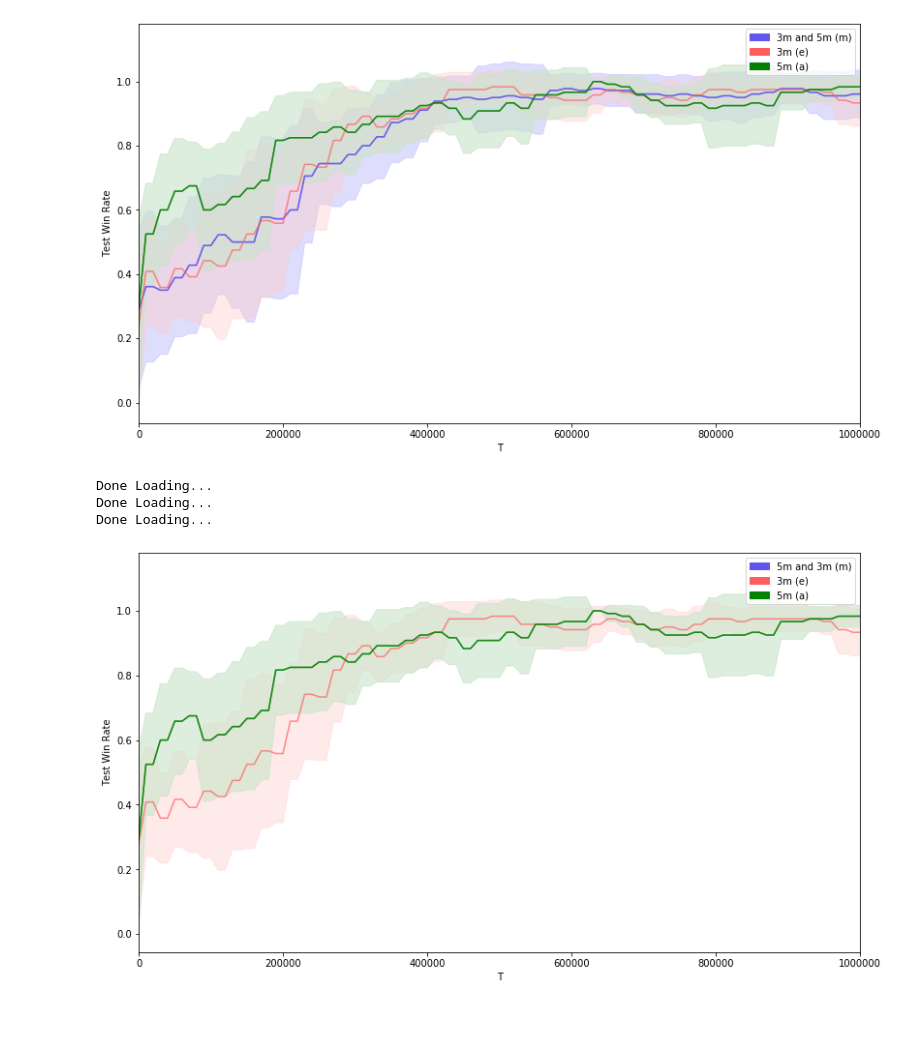
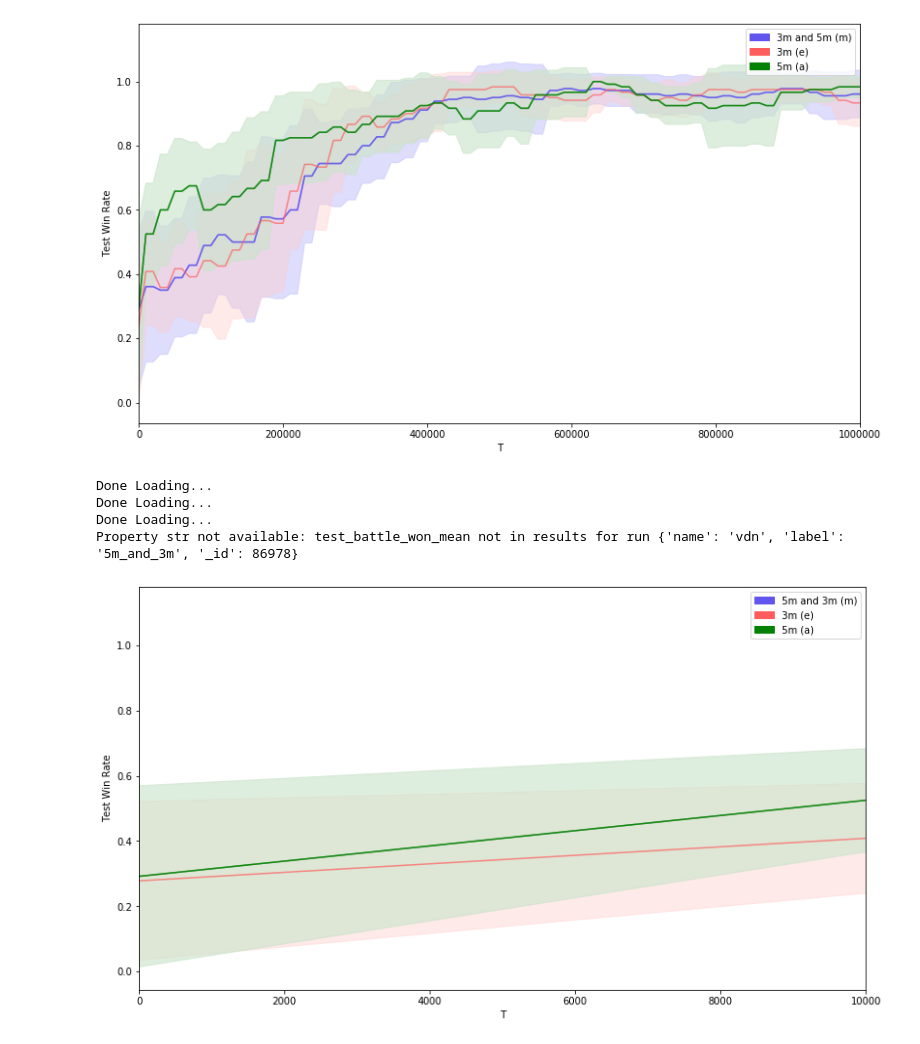
Before and after one commit to nicholasburden/pymarl, a Jupyter notebook: analysis/analysis2.ipynb, the cells around one changed output. Saved outputs shown, nothing was run; the diff lists cells and outputs as text; code cells hidden in the pictures; blank space fills up the shorter version.

```diff
--- a/analysis/analysis2.ipynb
+++ b/analysis/analysis2.ipynb
@@ -470,26 +470,27 @@ Property str not available: test_battle_won_mean not in results for run {'name':
 # %%
 
 
 #Dual training
 data__5m_and_3m = mongo_central.get_name_label_names("", "5m_and_3m")
 data__3m = mongo_central.get_name_label_names("", "conv_ddpg_input_grid_3m_12x12_vdn_short")
 data__5m = mongo_central.get_name_label_names("", "conv_ddpg_input_grid_5m_12x12_vdn_short")
 
 
 bavg1 = bundle_average(mongo_central,
                       [("5m and 3m", data__5m_and_3m, "test_battle_won_mean", "test_battle_won_mean_T"),
                        ("3m", data__3m, "test_battle_won_mean", "test_battle_won_mean_T"),
                        ("5m", data__5m, "test_battle_won_mean", "test_battle_won_mean_T"),
                       ],
                       no_fails=True,
                       window=100000)
 
 
 a = plot_bundle_avgs(bavg1,
                      figsize=(15,8),
-                    max_x = 1000000)
+                    max_x = 10000)
 # %% [output]
 Done Loading...
 Done Loading...
 Done Loading...
+Property str not available: test_battle_won_mean not in results for run {'name': 'vdn', 'label': '5m_and_3m', '_id': 86978}
-[figure, old version]
+[figure, new version]
```
Also changed, not shown: 5 other files.
